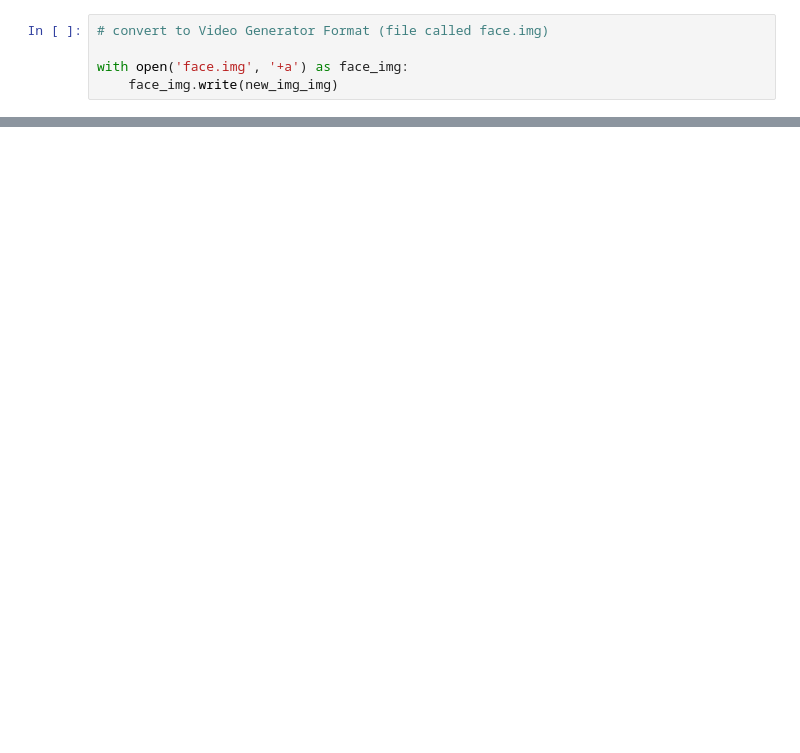
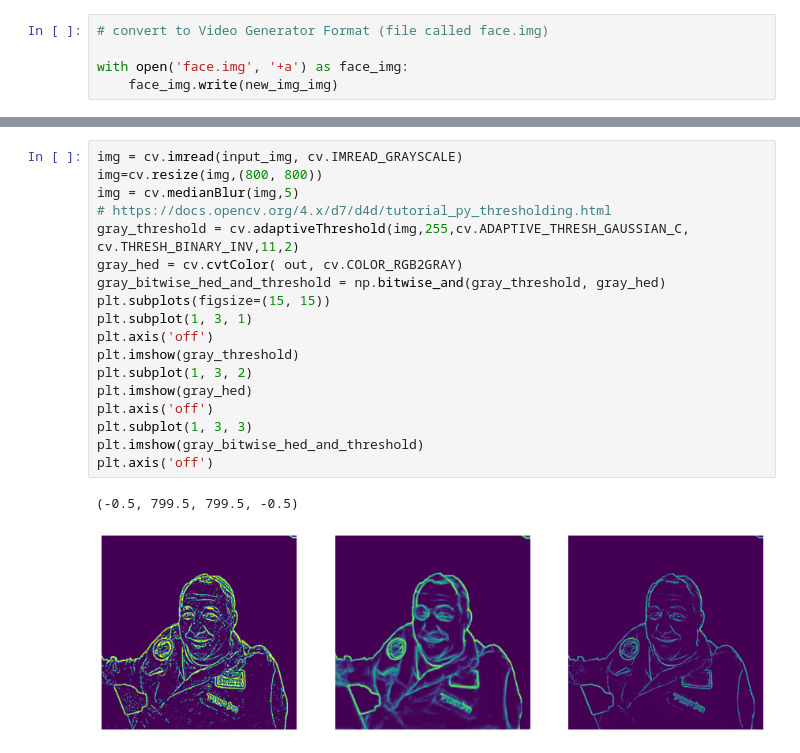
Before and after one commit to Ziv-spec/randomfun, a Jupyter notebook: ml/face.ipynb, the cells around one changed output, grey strips where cells are left out. Drawn from its saved outputs; the diff is of its cells as text; blank space fills up the shorter version.

```diff
--- a/ml/face.ipynb
+++ b/ml/face.ipynb
@@ -213,0 +149,21 @@ with open('face.img', '+a') as face_img:
+# %%
+img = cv.imread(input_img, cv.IMREAD_GRAYSCALE)
+img=cv.resize(img,(800, 800))
+img = cv.medianBlur(img,5)
+# https://docs.opencv.org/4.x/d7/d4d/tutorial_py_thresholding.html
+gray_threshold = cv.adaptiveThreshold(img,255,cv.ADAPTIVE_THRESH_GAUSSIAN_C, cv.THRESH_BINARY_INV,11,2)
+gray_hed = cv.cvtColor( out, cv.COLOR_RGB2GRAY)
+gray_bitwise_hed_and_threshold = np.bitwise_and(gray_threshold, gray_hed)
+plt.subplots(figsize=(15, 15))
+plt.subplot(1, 3, 1)
+plt.axis('off')
+plt.imshow(gray_threshold)
+plt.subplot(1, 3, 2)
+plt.imshow(gray_hed)
+plt.axis('off')
+plt.subplot(1, 3, 3)
+plt.imshow(gray_bitwise_hed_and_threshold)
+plt.axis('off')
+# %% [output]
+(-0.5, 799.5, 799.5, -0.5)
+[figure, added]
```
Also changed, not shown: parts of 10 cells of this notebook, 2 other files.
